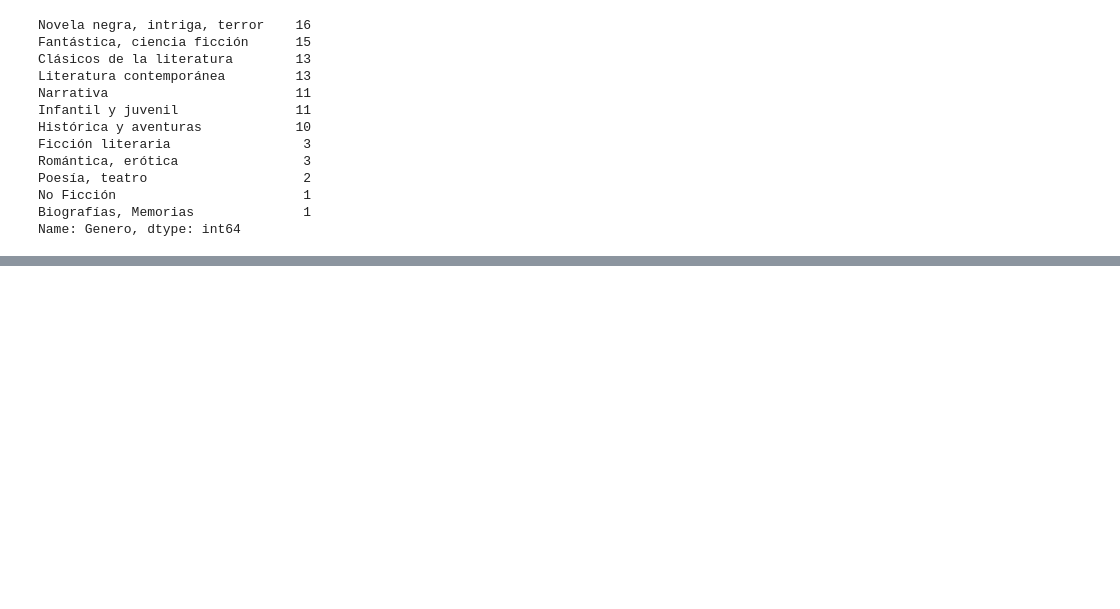
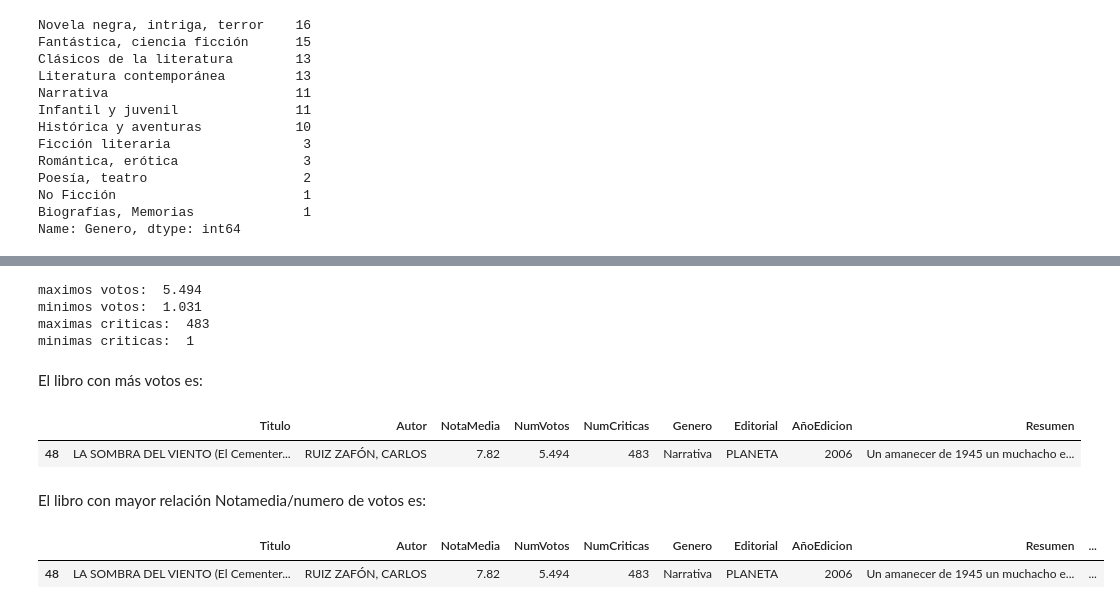
Before and after one commit to GonzaloDC/Web_scraping, a Jupyter notebook: notebooks/analisis.ipynb, the cells around one changed output, grey strips where cells are left out. Cells and saved outputs as stored; diff of their text form; code cells hidden in the pictures; blank space fills up the shorter version.

```diff
--- a/notebooks/analisis.ipynb
+++ b/notebooks/analisis.ipynb
@@ -65,0 +124,31 @@ Name: Genero, dtype: int64
+# %%
+
+print('maximos votos: ',df['NumVotos'].max())
+print('minimos votos: ',df['NumVotos'].min())
+print('maximas criticas: ' ,df['NumCriticas'].max())
+print('minimas criticas: ',df['NumCriticas'].min())
+# %% [output]
+maximos votos:  5.494
+minimos votos:  1.031
+maximas criticas:  483
+minimas criticas:  1
+# %% [markdown]
+El libro con más votos es:
+# %%
+df[df['NumVotos']==df['NumVotos'].max()]
+# %% [output]
+|  | Titulo | Autor | NotaMedia | NumVotos | NumCriticas | Genero | Editorial | AñoEdicion | Resumen |
+| 48 | LA SOMBRA DEL VIENTO (El Cementer... | RUIZ ZAFÓN, CARLOS | 7.82 | 5.494 | 483 | Narrativa | PLANETA | 2006 | Un amanecer de 1945 un muchacho e... |
+# %% [markdown]
+El libro con mayor relación Notamedia/numero de votos es:
+# %%
+df['Porcentaje'] = df['NumVotos']/df['NotaMedia']
+
+# Encontrar el libro con el mayor porcentaje
+libro_max_porcentaje = df[df['Porcentaje'] == df['Porcentaje'].max()]
+
+# Imprimir el libro con el mayor porcentaje
+libro_max_porcentaje
+# %% [output]
+|  | Titulo | Autor | NotaMedia | NumVotos | NumCriticas | Genero | Editorial | AñoEdicion | Resumen | ... |
+| 48 | LA SOMBRA DEL VIENTO (El Cementer... | RUIZ ZAFÓN, CARLOS | 7.82 | 5.494 | 483 | Narrativa | PLANETA | 2006 | Un amanecer de 1945 un muchacho e... | ... |
```
Also changed, not shown: parts of 10 cells of this notebook, 4 other files.
